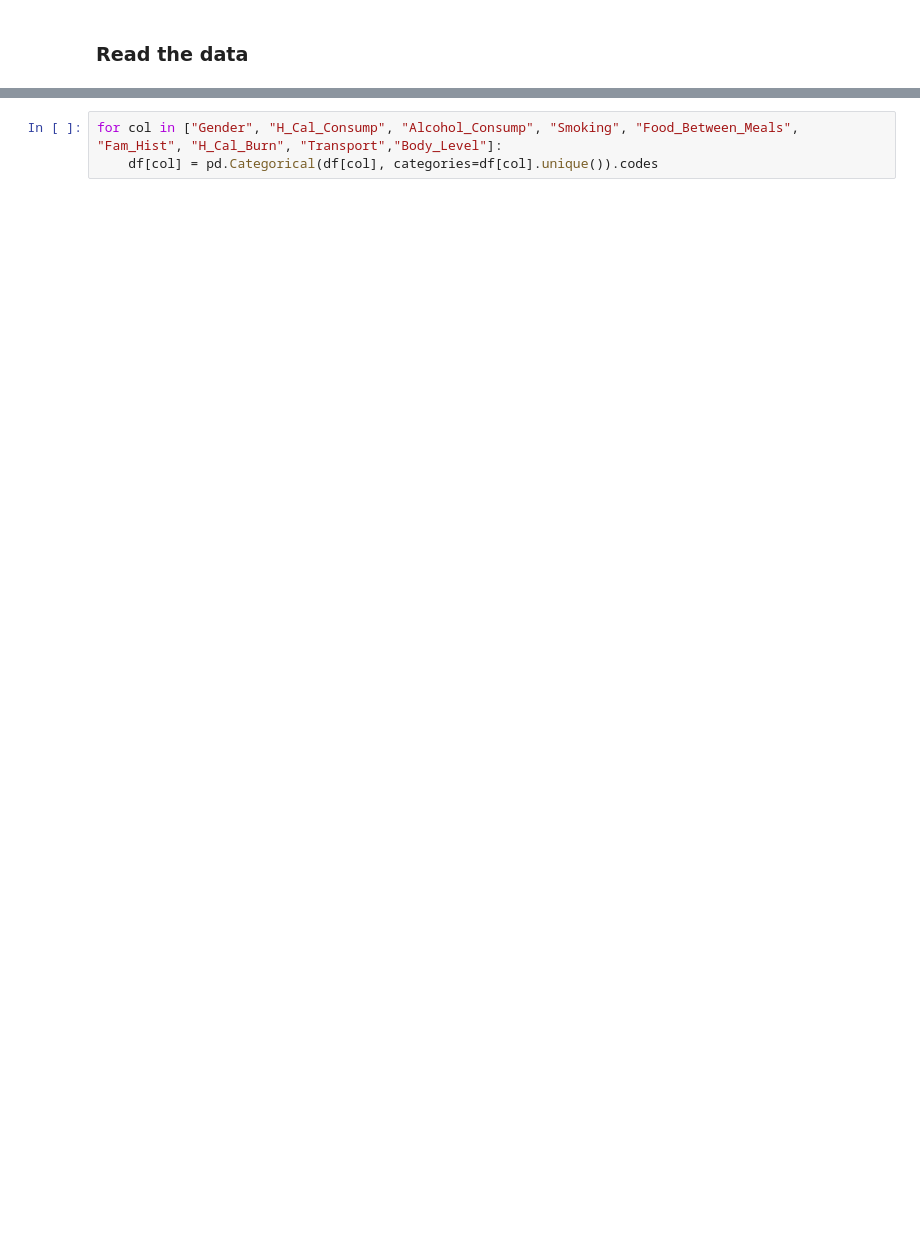
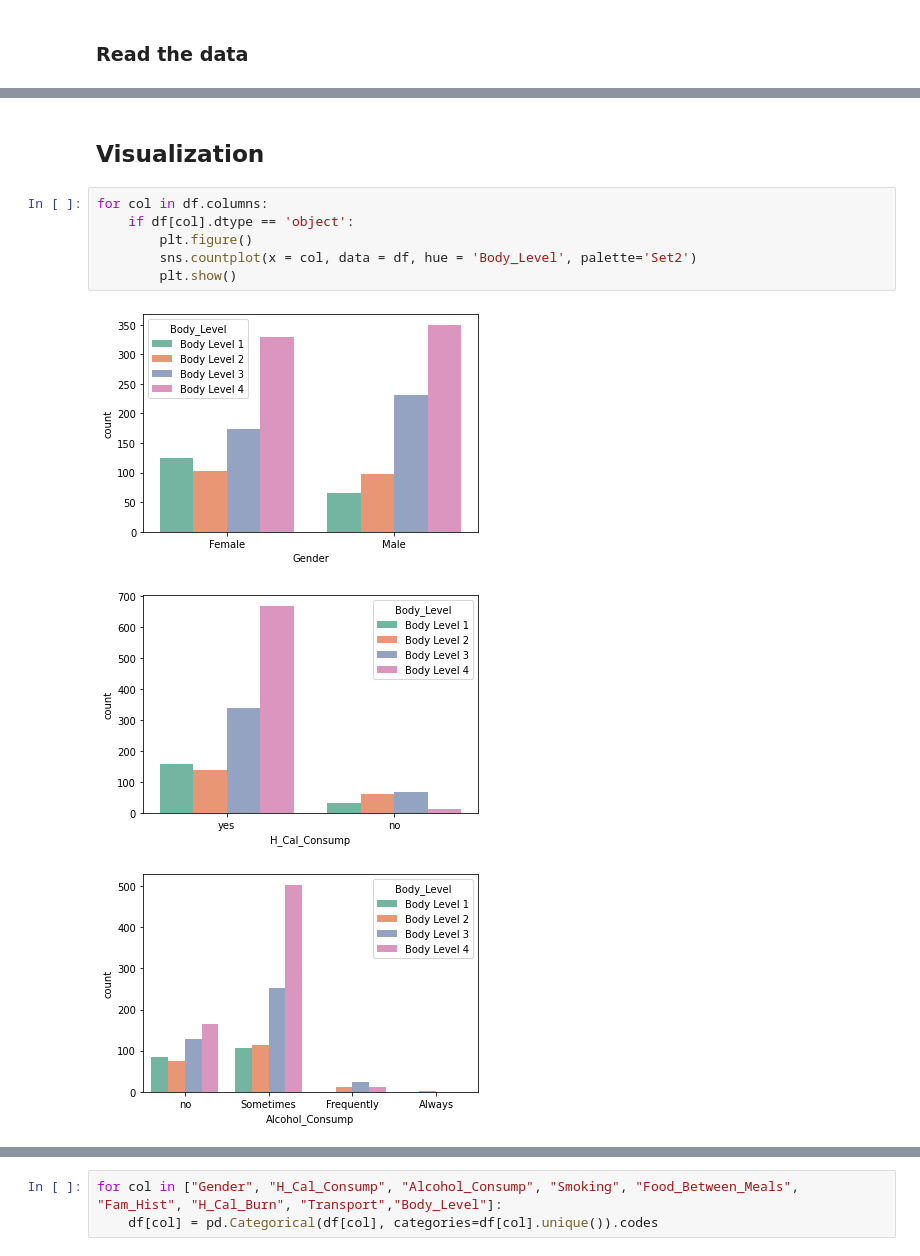
Before and after one commit to nadaelsayed11/Body-Level-Classification, a Jupyter notebook: Body_Level_Classification_Logistic.ipynb, the cells around one changed output, grey strips where cells are left out. Drawn from its saved outputs; the diff is of its cells as text; blank space fills up the shorter version.

```diff
--- a/Body_Level_Classification_Logistic.ipynb
+++ b/Body_Level_Classification_Logistic.ipynb
@@ -34,0 +68,12 @@ df.head()
+# %% [markdown]
+## Visualization
+# %%
+for col in df.columns:
+    if df[col].dtype == 'object':
+        plt.figure()
+        sns.countplot(x = col, data = df, hue = 'Body_Level', palette='Set2')
+        plt.show()
+# %% [output]
+[figure, added]
+[figure, added]
+[figure, added]
```
Also changed, not shown: parts of 22 cells of this notebook.
